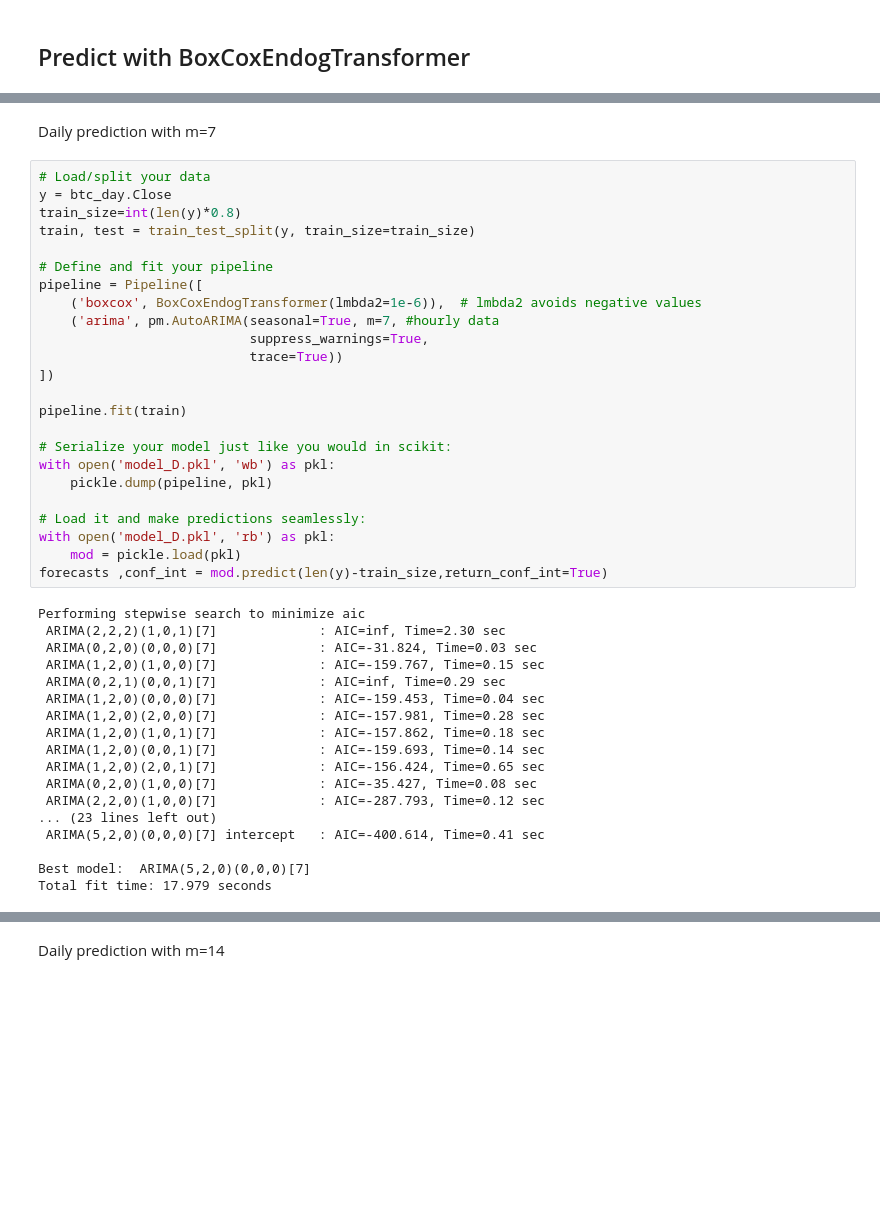
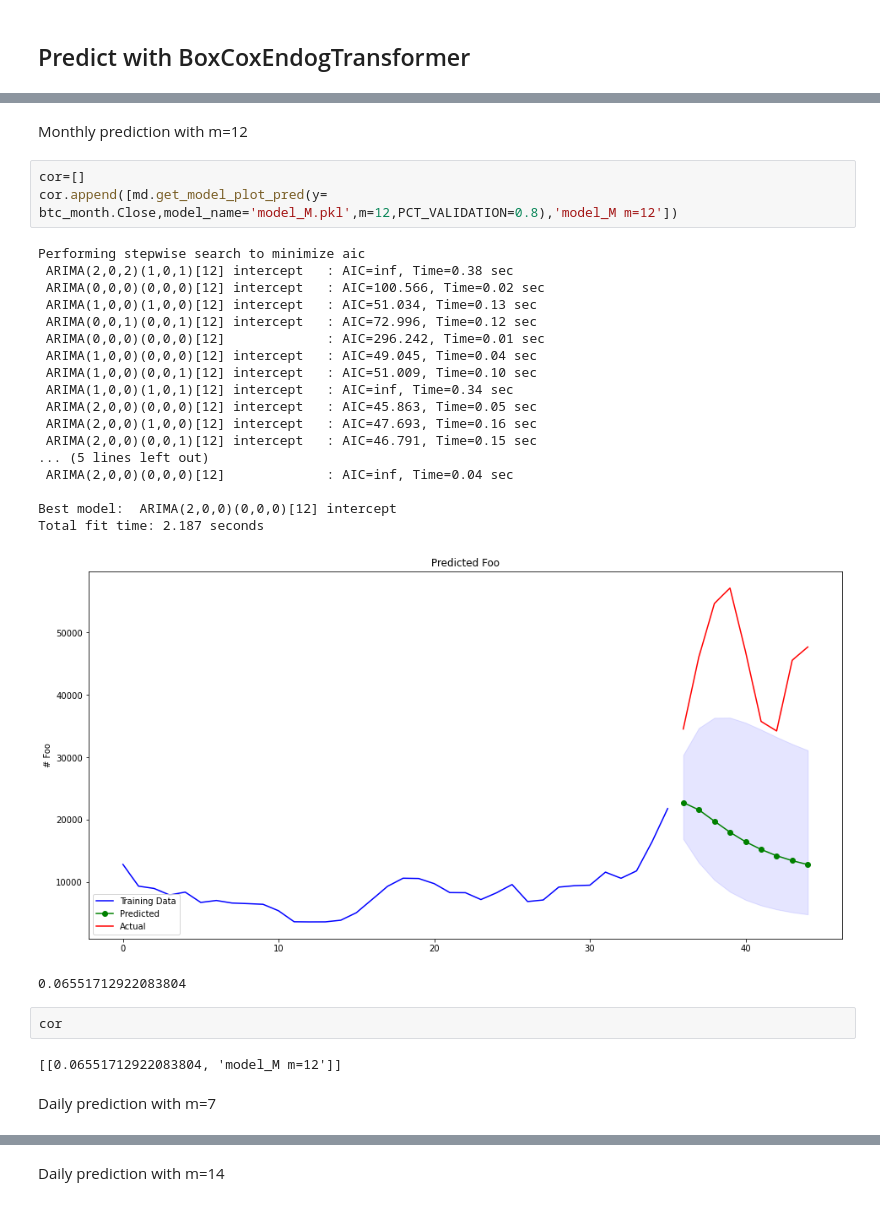
Before and after one commit to ayman-mezghani/ml4f-project, a Jupyter notebook: notebooks/Arima_auto.ipynb, the cells around one changed output, grey strips where cells are left out. Saved outputs shown, nothing was run; the diff lists cells and outputs as text; blank space fills up the shorter version.

```diff
--- a/notebooks/Arima_auto.ipynb
+++ b/notebooks/Arima_auto.ipynb
@@ -394,44 +380,31 @@ Total fit time: 2.062 seconds
+# %% [markdown]
+Monthly prediction with m=12
+# %%
+cor=[]
+cor.append([md.get_model_plot_pred(y= btc_month.Close,model_name='model_M.pkl',m=12,PCT_VALIDATION=0.8),'model_M m=12'])
+# %% [output]
+Performing stepwise search to minimize aic
+ ARIMA(2,0,2)(1,0,1)[12] intercept   : AIC=inf, Time=0.38 sec
+ ARIMA(0,0,0)(0,0,0)[12] intercept   : AIC=100.566, Time=0.02 sec
+ ARIMA(1,0,0)(1,0,0)[12] intercept   : AIC=51.034, Time=0.13 sec
+ ARIMA(0,0,1)(0,0,1)[12] intercept   : AIC=72.996, Time=0.12 sec
+ ARIMA(0,0,0)(0,0,0)[12]             : AIC=296.242, Time=0.01 sec
+ ARIMA(1,0,0)(0,0,0)[12] intercept   : AIC=49.045, Time=0.04 sec
+ ARIMA(1,0,0)(0,0,1)[12] intercept   : AIC=51.009, Time=0.10 sec
+ ARIMA(1,0,0)(1,0,1)[12] intercept   : AIC=inf, Time=0.34 sec
+ ARIMA(2,0,0)(0,0,0)[12] intercept   : AIC=45.863, Time=0.05 sec
+ ARIMA(2,0,0)(1,0,0)[12] intercept   : AIC=47.693, Time=0.16 sec
+ ARIMA(2,0,0)(0,0,1)[12] intercept   : AIC=46.791, Time=0.15 sec
+... (5 lines left out)
+ ARIMA(2,0,0)(0,0,0)[12]             : AIC=inf, Time=0.04 sec
+
+Best model:  ARIMA(2,0,0)(0,0,0)[12] intercept
+Total fit time: 2.187 seconds
+[figure, added]
+0.06551712922083804
+# %%
+cor
+# %% [output]
+[[0.06551712922083804, 'model_M m=12']]
 # %% [markdown]
 Daily prediction with m=7
-# %%
-# Load/split your data
-y = btc_day.Close
-train_size=int(len(y)*0.8)
-train, test = train_test_split(y, train_size=train_size)
-
-# Define and fit your pipeline
-pipeline = Pipeline([
-    ('boxcox', BoxCoxEndogTransformer(lmbda2=1e-6)),  # lmbda2 avoids negative values
-    ('arima', pm.AutoARIMA(seasonal=True, m=7, #hourly data
-                           suppress_warnings=True,
-                           trace=True))
-])
-
-pipeline.fit(train)
-
-# Serialize your model just like you would in scikit:
-with open('model_D.pkl', 'wb') as pkl:
-    pickle.dump(pipeline, pkl)
-
-# Load it and make predictions seamlessly:
-with open('model_D.pkl', 'rb') as pkl:
-    mod = pickle.load(pkl)
-forecasts ,conf_int = mod.predict(len(y)-train_size,return_conf_int=True)
-# %% [output]
-Performing stepwise search to minimize aic
- ARIMA(2,2,2)(1,0,1)[7]             : AIC=inf, Time=2.30 sec
- ARIMA(0,2,0)(0,0,0)[7]             : AIC=-31.824, Time=0.03 sec
- ARIMA(1,2,0)(1,0,0)[7]             : AIC=-159.767, Time=0.15 sec
- ARIMA(0,2,1)(0,0,1)[7]             : AIC=inf, Time=0.29 sec
- ARIMA(1,2,0)(0,0,0)[7]             : AIC=-159.453, Time=0.04 sec
- ARIMA(1,2,0)(2,0,0)[7]             : AIC=-157.981, Time=0.28 sec
- ARIMA(1,2,0)(1,0,1)[7]             : AIC=-157.862, Time=0.18 sec
- ARIMA(1,2,0)(0,0,1)[7]             : AIC=-159.693, Time=0.14 sec
- ARIMA(1,2,0)(2,0,1)[7]             : AIC=-156.424, Time=0.65 sec
- ARIMA(0,2,0)(1,0,0)[7]             : AIC=-35.427, Time=0.08 sec
- ARIMA(2,2,0)(1,0,0)[7]             : AIC=-287.793, Time=0.12 sec
-... (23 lines left out)
- ARIMA(5,2,0)(0,0,0)[7] intercept   : AIC=-400.614, Time=0.41 sec
-
-Best model:  ARIMA(5,2,0)(0,0,0)[7]
-Total fit time: 17.979 seconds
```
Also changed, not shown: parts of 30 cells of this notebook, 1 other file.
